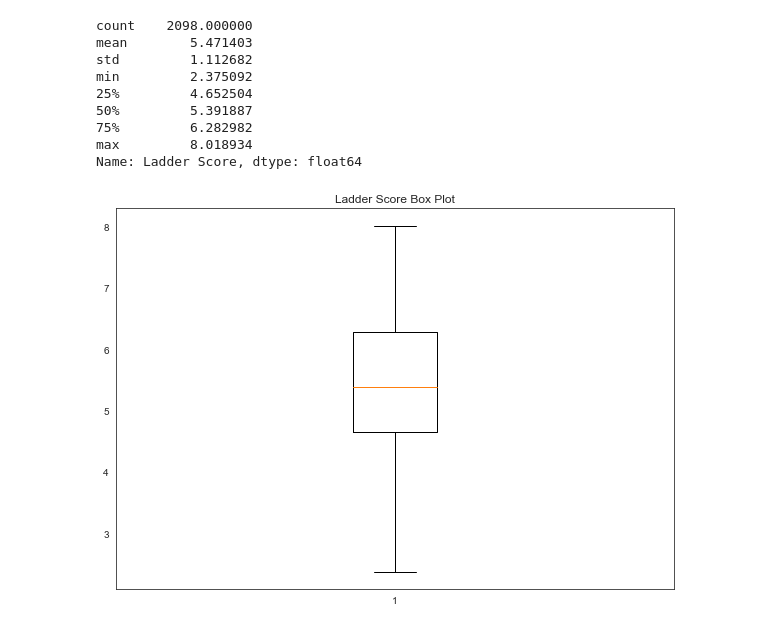
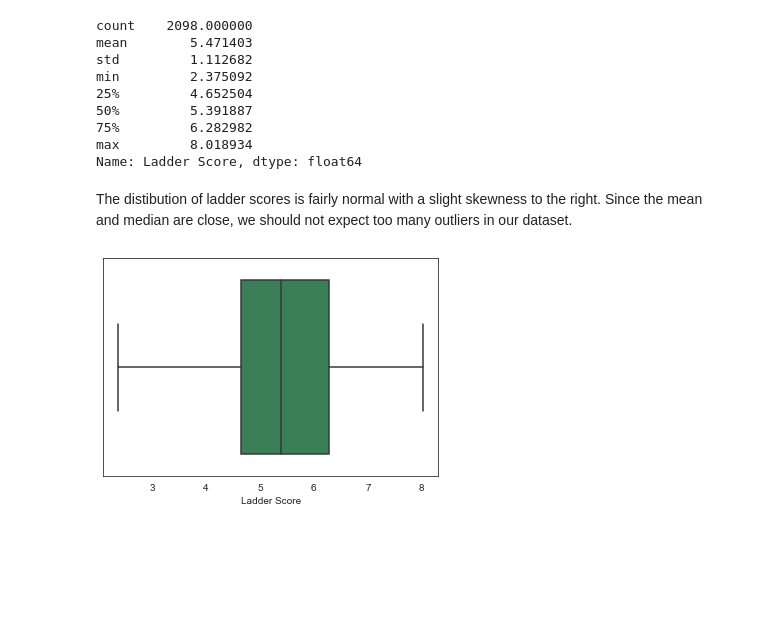
Before and after one commit to paul-trood/Portfolio-World_Happiness_Report, a Jupyter notebook: world_happiness.ipynb, the cells around one changed output. Cells and saved outputs as stored; diff of their text form; code cells hidden in the pictures; blank space fills up the shorter version.

```diff
--- a/world_happiness.ipynb
+++ b/world_happiness.ipynb
@@ -763,7 +795,7 @@ population["Country (or dependency)"] = population["Country (or dependency)"].st
                                                                              .str.replace("Taiwan","Taiwan Province of China", regex=False)
 
 # Merges population stats with main dataframe
-combined = pd.merge(combined_report,population, how="left", left_on = "Country", right_on="Country (or dependency)").drop(columns="Country (or dependency)")
+combined = pd.merge(combined, population, how="left", left_on = "Country", right_on="Country (or dependency)").drop(columns="Country (or dependency)")
 # %%
 combined.apply(pd.isnull).sum()/combined.shape[0] * 100
 # %% [output]
@@ -826,7 +858,9 @@ combined["Med. Age"] = combined["Med. Age"].astype(float)
 cols_rename = {
                 "Yearly Change": "Yearly Change %",
                 "World Share":"World Share %",
-                "Fert. Rate":"Fertility Rate %"
+                "Fert. Rate":"Fertility Rate %",
+                "Med. Age": "Median Age",
+                "COVID-19 deaths per 100,000 population in 2020":"COVID-19 deaths per 100,000 (2020)"
               }
 # Rename columns, and set a new copy
 full_report = combined.rename(columns=cols_rename).copy()
@@ -882,11 +921,10 @@ min         2.375092
 75%         6.282982
 max         8.018934
 Name: Ladder Score, dtype: float64
+# %% [markdown]
+The distibution of ladder scores is fairly normal with a slight skewness to the right. Since the mean and median are close, we should not expect too many outliers in our dataset.
 # %%
 # Check for outliers in ladder score
-fig = plt.figure(figsize =(10, 7))
-plt.boxplot(x=full_report["Ladder Score"])
-plt.title("Ladder Score Box Plot")
-plt.show()
+ax = sns.boxplot(x="Ladder Score", data=full_report, color="seagreen")
 # %% [output]
-[figure, old version]
+[figure, new version]
```
Also changed, not shown: parts of 19 cells of this notebook.
